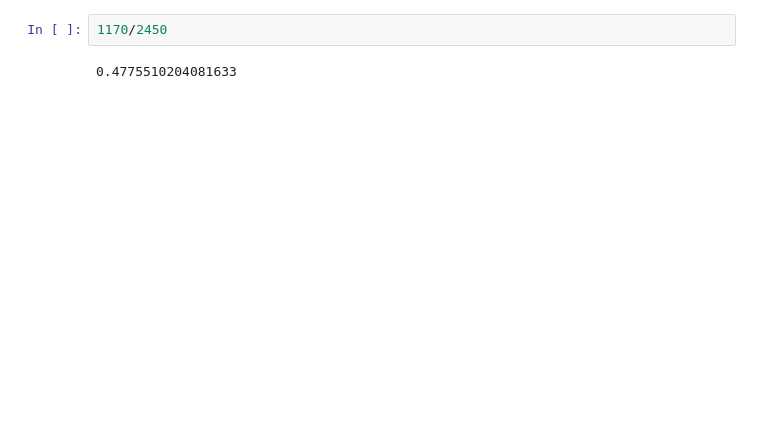
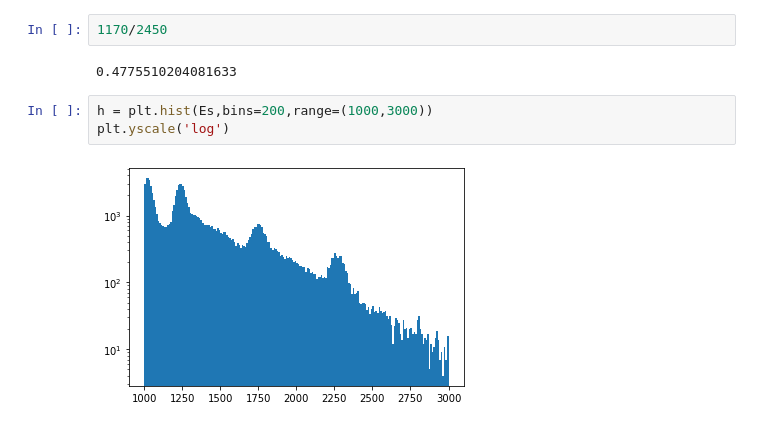
Before and after one commit to acolijn/DT5550_DAQ, a Jupyter notebook: analysis/decode_example.ipynb, the cells around one changed output. Drawn from its saved outputs; the diff is of its cells as text; blank space fills up the shorter version.

```diff
--- a/analysis/decode_example.ipynb
+++ b/analysis/decode_example.ipynb
@@ -194,3 +206,8 @@ array([0., 1., 0., 0., 0., 0., 0., 1.])
 1170/2450
 # %% [output]
 0.4775510204081633
+# %%
+h = plt.hist(Es,bins=200,range=(1000,3000))
+plt.yscale('log')
+# %% [output]
+[figure, added]
```
Also changed, not shown: parts of 9 cells of this notebook, 4 other files.
